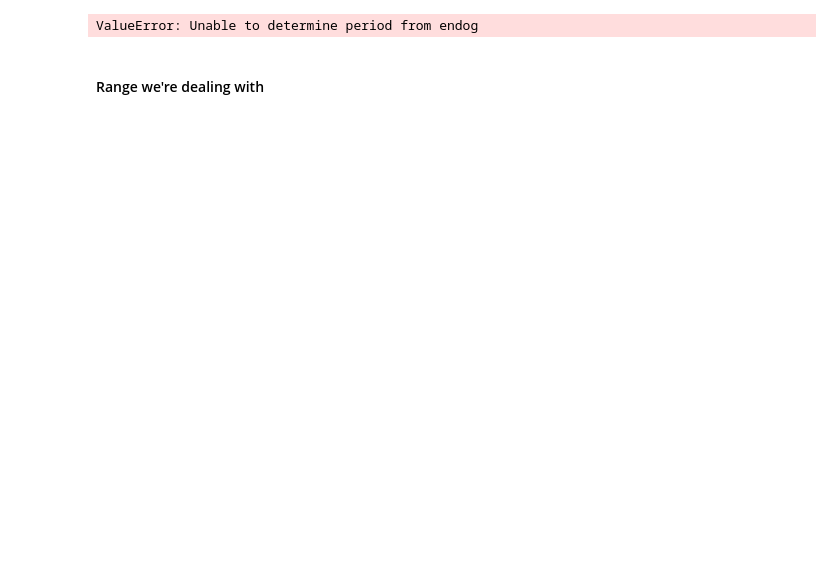
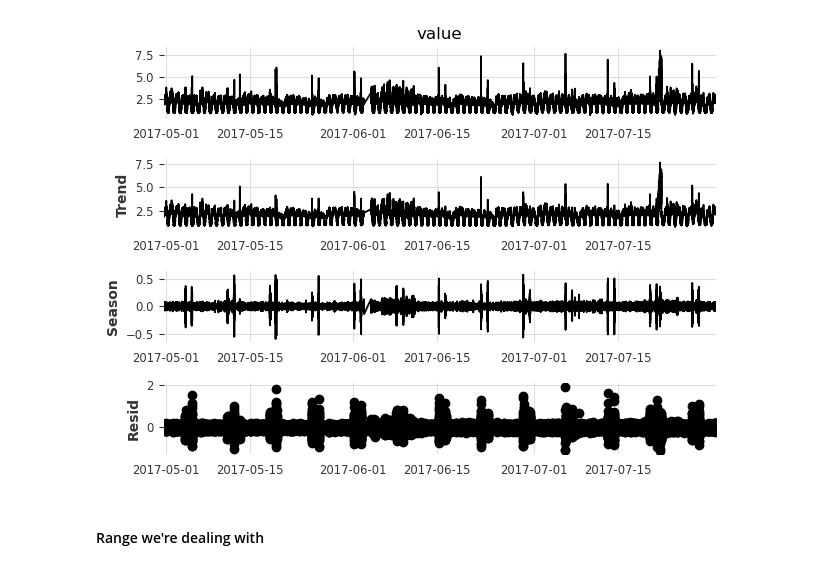
Before and after one commit to m3madadi/datadays, a Jupyter notebook: eda.ipynb, the cells around one changed output. Drawn from its saved outputs; the diff is of its cells as text; code cells hidden in the pictures; blank space fills up the shorter version.

```diff
--- a/eda.ipynb
+++ b/eda.ipynb
@@ -61,9 +58,9 @@ df['label'] = df.label.astype(int)
 # %%
-decompose = STL(df_hourly['value']).fit()
+decompose = STL(df['value'], period=2).fit()
 decompose.plot()
 plt.show()
 # %% [output]
-ValueError: Unable to determine period from endog
+[figure, added]
 # %% [markdown]
 #### Range we're dealing with
 # %%
```
Also changed, not shown: parts of 4 cells of this notebook.
